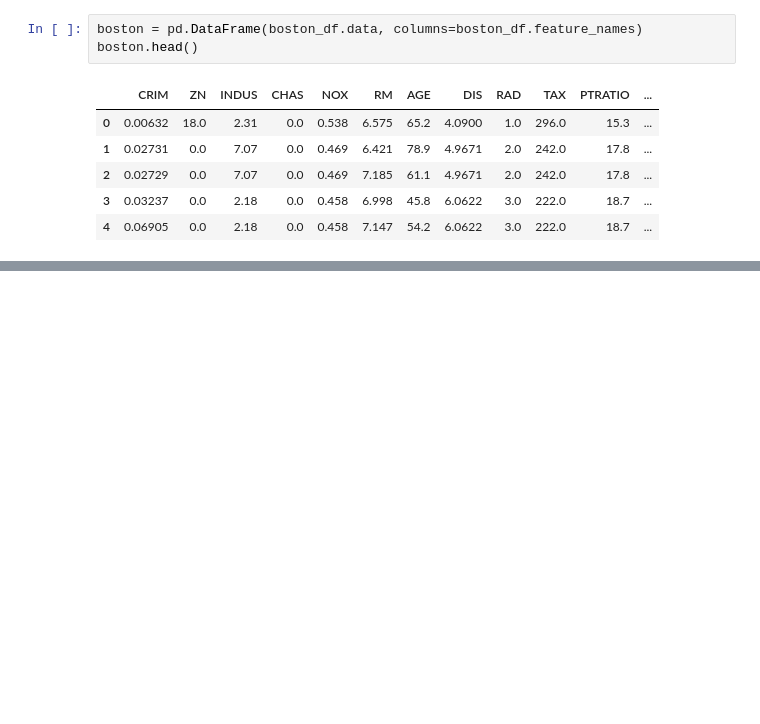
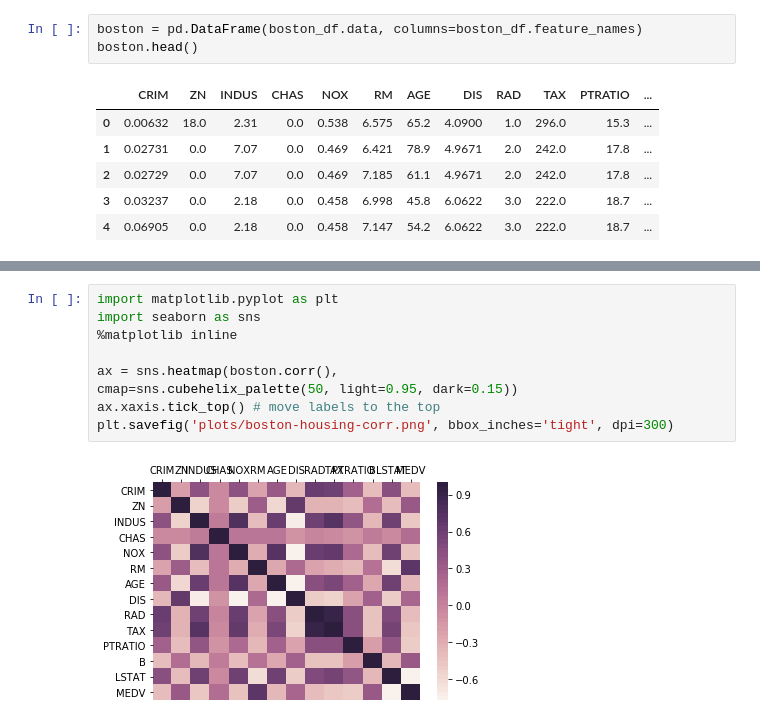
Before and after one commit to RitRa/MachineLearning-project, a Jupyter notebook: Project.ipynb, the cells around one changed output, grey strips where cells are left out. Cells and saved outputs as stored; diff of their text form; blank space fills up the shorter version.

```diff
--- a/Project.ipynb
+++ b/Project.ipynb
@@ -84,0 +147,11 @@ boston.head()
+# %%
+import matplotlib.pyplot as plt
+import seaborn as sns
+%matplotlib inline
+
+ax = sns.heatmap(boston.corr(),
+cmap=sns.cubehelix_palette(50, light=0.95, dark=0.15))
+ax.xaxis.tick_top() # move labels to the top
+plt.savefig('plots/boston-housing-corr.png', bbox_inches='tight', dpi=300)
+# %% [output]
+[figure, added]
```
Also changed, not shown: parts of 25 cells of this notebook, 1 other file.
